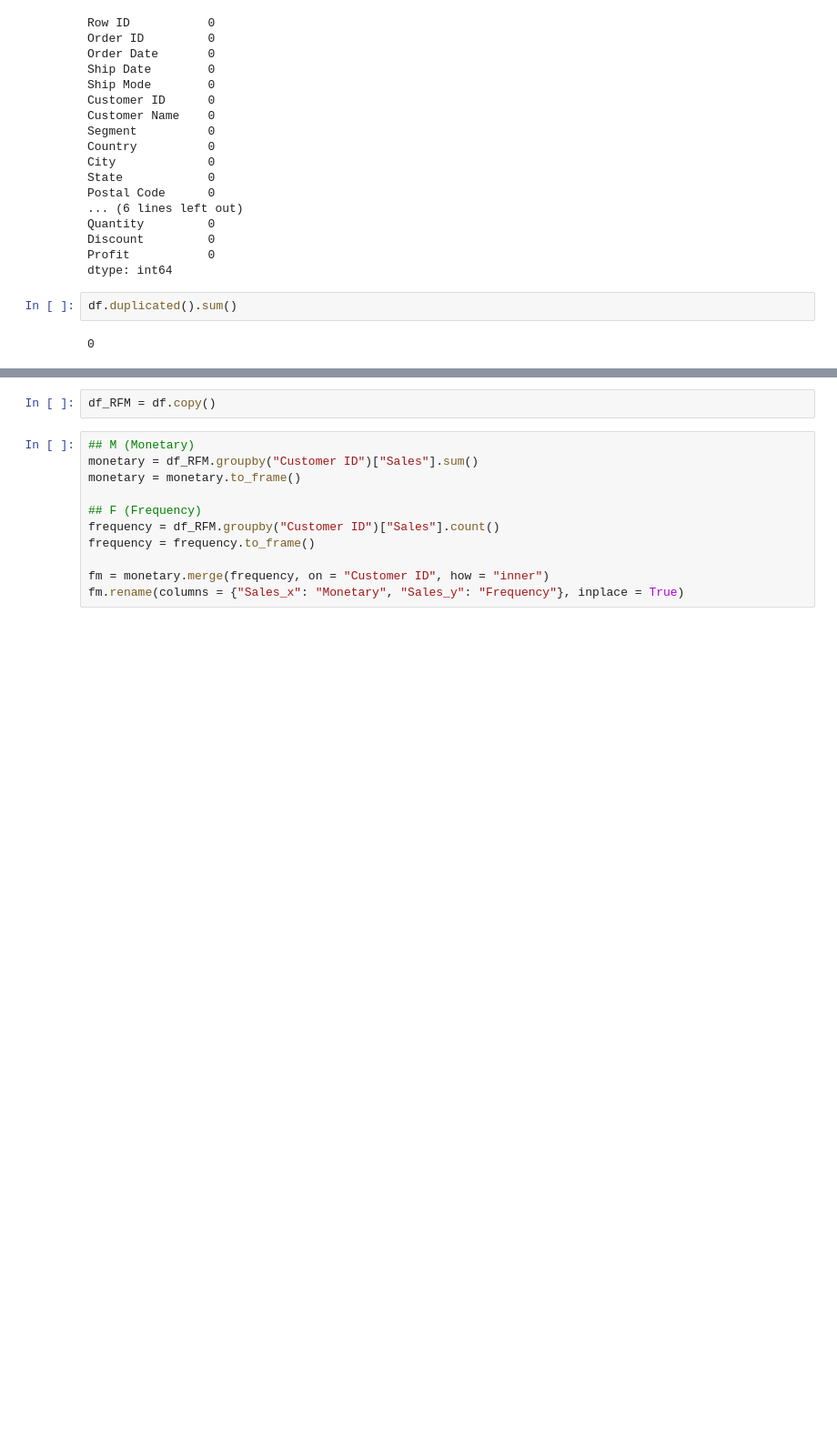
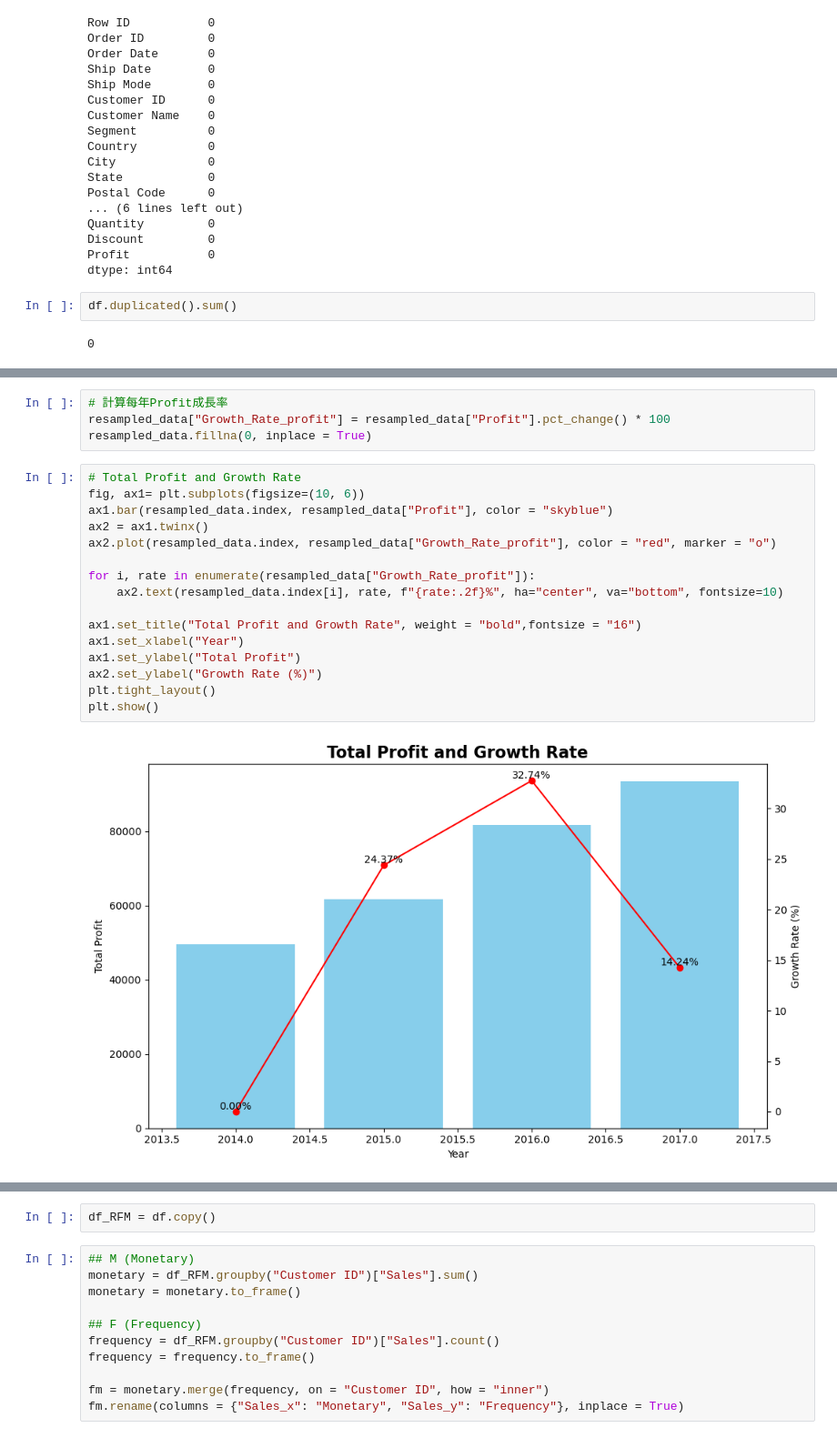
Before and after one commit to RaynaLin/superstore_EDA, a Jupyter notebook: EDA_superstore.ipynb, the cells around one changed output, grey strips where cells are left out. Shown at 91% size. Cells and saved outputs as stored; diff of their text form; blank space fills up the shorter version.

```diff
--- a/EDA_superstore.ipynb
+++ b/EDA_superstore.ipynb
@@ -514,0 +181,22 @@ The following point can be observed：
+# %%
+# 計算每年Profit成長率
+resampled_data["Growth_Rate_profit"] = resampled_data["Profit"].pct_change() * 100
+resampled_data.fillna(0, inplace = True)
+# %%
+# Total Profit and Growth Rate
+fig, ax1= plt.subplots(figsize=(10, 6))
+ax1.bar(resampled_data.index, resampled_data["Profit"], color = "skyblue")
+ax2 = ax1.twinx()
+ax2.plot(resampled_data.index, resampled_data["Growth_Rate_profit"], color = "red", marker = "o")
+
+for i, rate in enumerate(resampled_data["Growth_Rate_profit"]):
+    ax2.text(resampled_data.index[i], rate, f"{rate:.2f}%", ha="center", va="bottom", fontsize=10)
+
+ax1.set_title("Total Profit and Growth Rate", weight = "bold",fontsize = "16")
+ax1.set_xlabel("Year")
+ax1.set_ylabel("Total Profit")
+ax2.set_ylabel("Growth Rate (%)")
+plt.tight_layout()
+plt.show()
+# %% [output]
+[figure, added]
```
Also changed, not shown: parts of 117 cells of this notebook.
